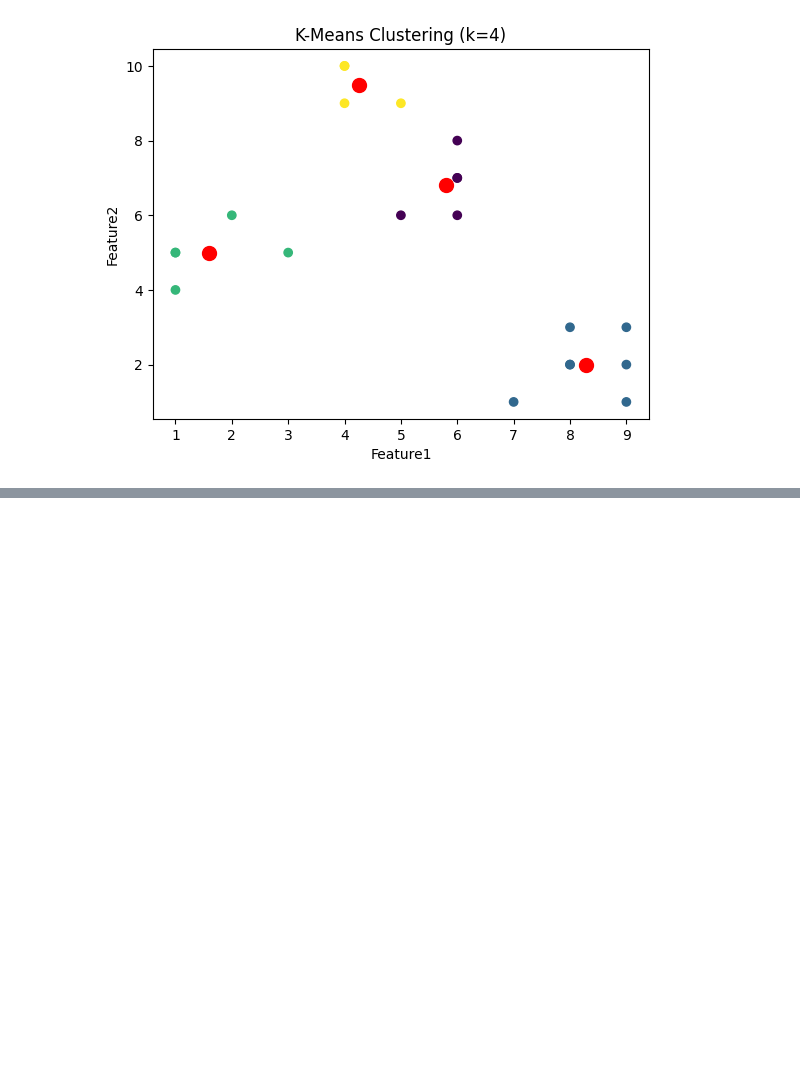
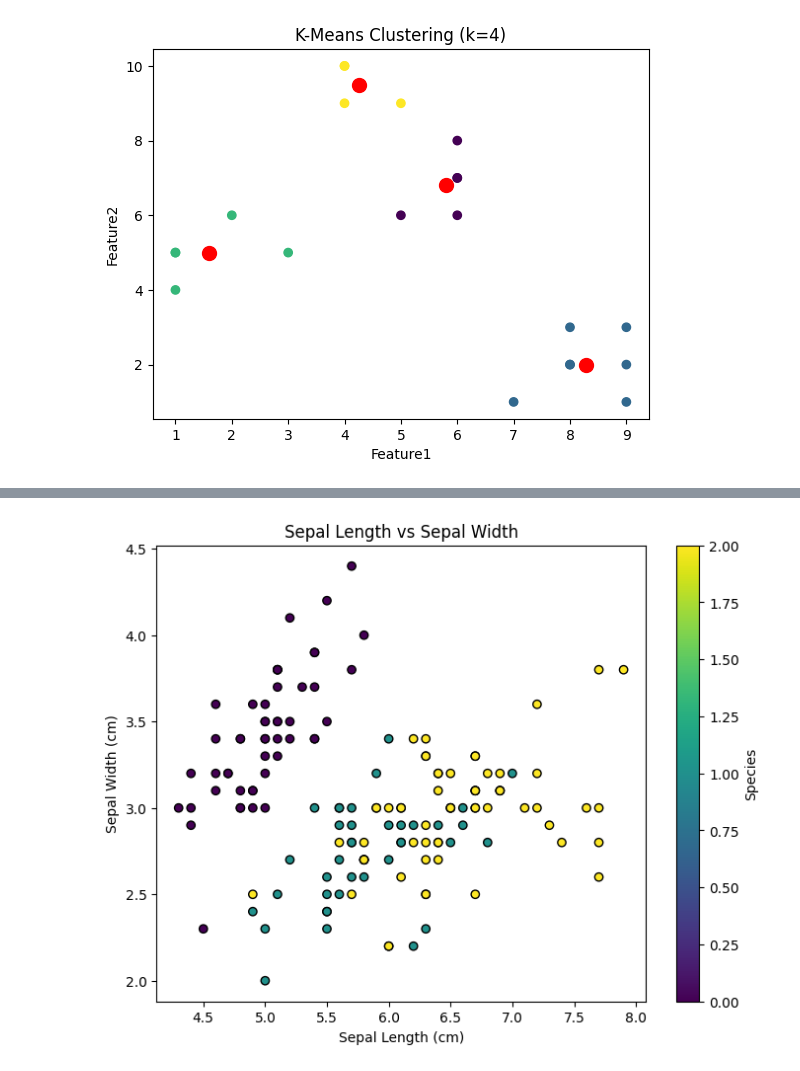
Before and after one commit to harshrg2003/DataScience_CODES, a Jupyter notebook: DSVClass.ipynb, the cells around one changed output, grey strips where cells are left out. Saved outputs shown, nothing was run; the diff lists cells and outputs as text; code cells hidden in the pictures; blank space fills up the shorter version.

```diff
--- a/DSVClass.ipynb
+++ b/DSVClass.ipynb
@@ -891,3 +891,11 @@ for k in k_range:
 [figure]
 [figure]
 [figure]
+# %%
+import matplotlib.pyplot as plt
+import numpy as np
+import pandas as pd
+from sklearn import datasets
+iris = datasets.load_iris()
+df = pd.DataFrame(iris.data, columns=iris.feature_names)
+df.head()
@@ -893,0 +909,10 @@ for k in k_range:
+# %%
+plt.figure(figsize=(8, 6))
+plt.scatter(df['sepal length (cm)'], df['sepal width (cm)'], c=iris.target, cmap='viridis', edgecolor='k')
+plt.xlabel('Sepal Length (cm)')
+plt.ylabel('Sepal Width (cm)')
+plt.title('Sepal Length vs Sepal Width')
+plt.colorbar(label='Species')
+plt.show()
+# %% [output]
+[figure, added]
```
Also changed, not shown: parts of 20 cells of this notebook.
